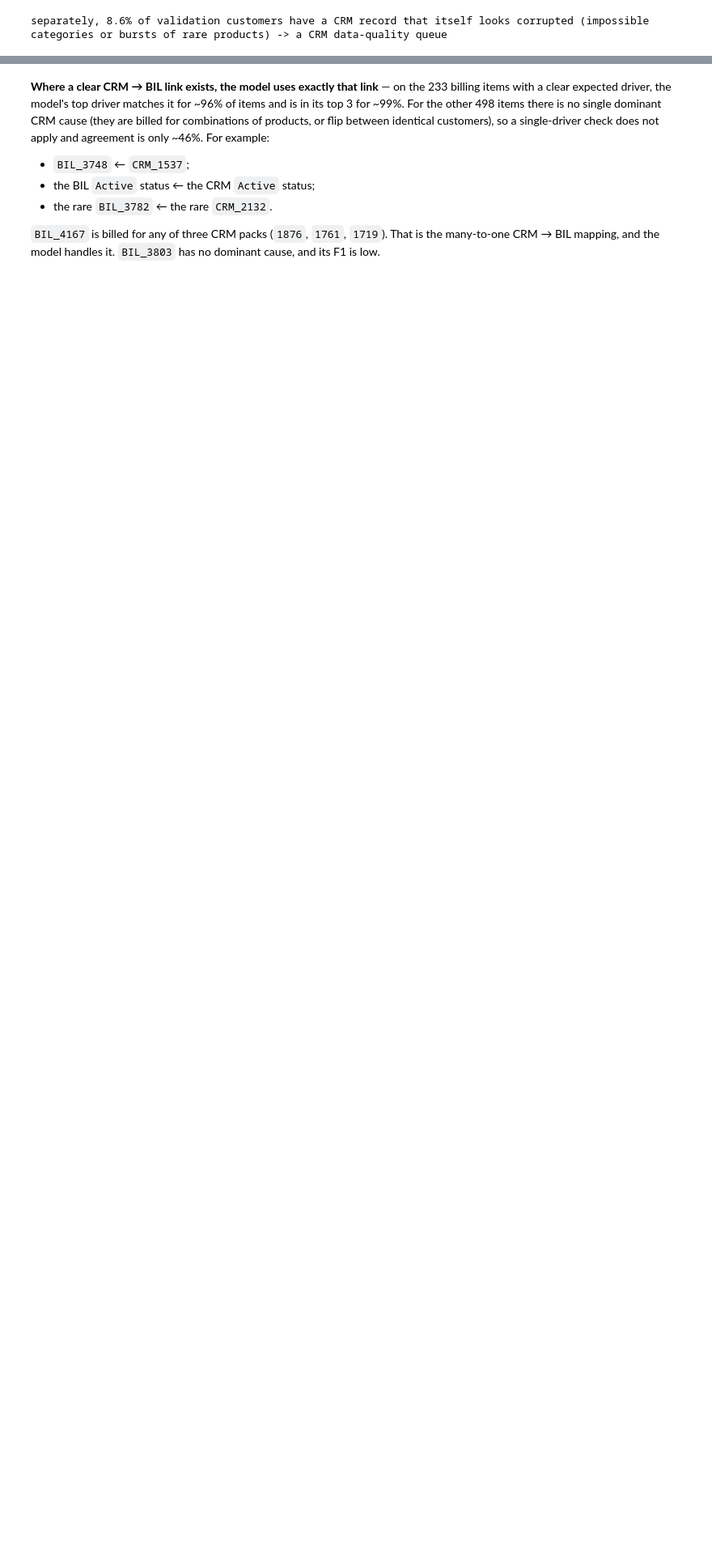
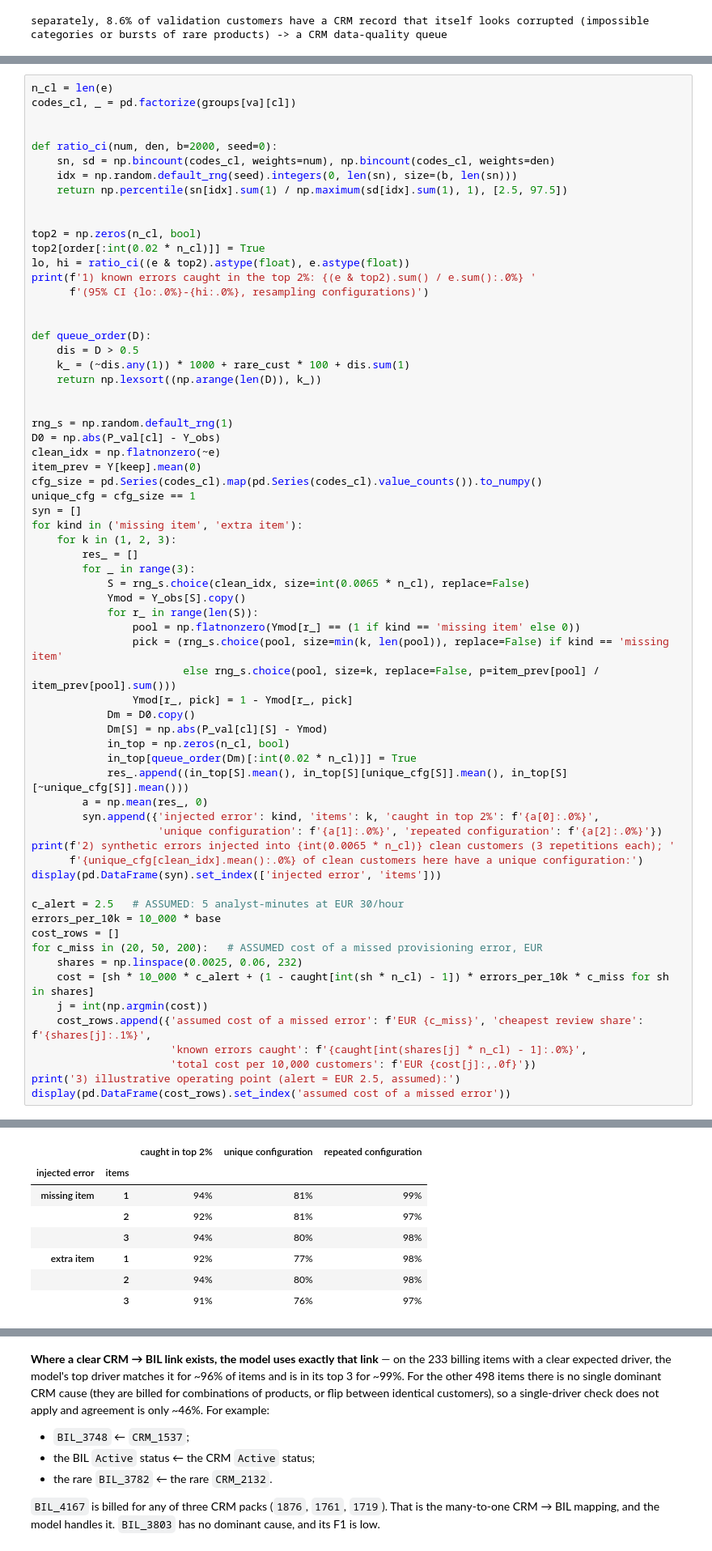
Before and after one commit to therealblitz00/ECQ, a Jupyter notebook: notebooks/sprint3_final.ipynb, the cells around one changed output, grey strips where cells are left out. Shown at 81% size. Drawn from its saved outputs; the diff is of its cells as text; blank space fills up the shorter version.

```diff
--- a/notebooks/sprint3_final.ipynb
+++ b/notebooks/sprint3_final.ipynb
@@ -812,0 +814,67 @@ SHAP values come from LightGBM's built-in TreeSHAP (`pred_contrib=True`, identic
+# %%
+n_cl = len(e)
+codes_cl, _ = pd.factorize(groups[va][cl])
+
+
+def ratio_ci(num, den, b=2000, seed=0):
+    sn, sd = np.bincount(codes_cl, weights=num), np.bincount(codes_cl, weights=den)
+    idx = np.random.default_rng(seed).integers(0, len(sn), size=(b, len(sn)))
+    return np.percentile(sn[idx].sum(1) / np.maximum(sd[idx].sum(1), 1), [2.5, 97.5])
+
+
+top2 = np.zeros(n_cl, bool)
+top2[order[:int(0.02 * n_cl)]] = True
+lo, hi = ratio_ci((e & top2).astype(float), e.astype(float))
+print(f'1) known errors caught in the top 2%: {(e & top2).sum() / e.sum():.0%} '
+      f'(95% CI {lo:.0%}-{hi:.0%}, resampling configurations)')
+
+
+def queue_order(D):
+    dis = D > 0.5
+    k_ = (~dis.any(1)) * 1000 + rare_cust * 100 + dis.sum(1)
+    return np.lexsort((np.arange(len(D)), k_))
+
+
+rng_s = np.random.default_rng(1)
+D0 = np.abs(P_val[cl] - Y_obs)
+clean_idx = np.flatnonzero(~e)
+item_prev = Y[keep].mean(0)
+cfg_size = pd.Series(codes_cl).map(pd.Series(codes_cl).value_counts()).to_numpy()
+unique_cfg = cfg_size == 1
+syn = []
+for kind in ('missing item', 'extra item'):
+    for k in (1, 2, 3):
+        res_ = []
+        for _ in range(3):
+            S = rng_s.choice(clean_idx, size=int(0.0065 * n_cl), replace=False)
+            Ymod = Y_obs[S].copy()
+            for r_ in range(len(S)):
+                pool = np.flatnonzero(Ymod[r_] == (1 if kind == 'missing item' else 0))
+                pick = (rng_s.choice(pool, size=min(k, len(pool)), replace=False) if kind == 'missing item'
+                        else rng_s.choice(pool, size=k, replace=False, p=item_prev[pool] / item_prev[pool].sum()))
+                Ymod[r_, pick] = 1 - Ymod[r_, pick]
+            Dm = D0.copy()
+            Dm[S] = np.abs(P_val[cl][S] - Ymod)
+            in_top = np.zeros(n_cl, bool)
+            in_top[queue_order(Dm)[:int(0.02 * n_cl)]] = True
+            res_.append((in_top[S].mean(), in_top[S][unique_cfg[S]].mean(), in_top[S][~unique_cfg[S]].mean()))
+        a = np.mean(res_, 0)
+        syn.append({'injected error': kind, 'items': k, 'caught in top 2%': f'{a[0]:.0%}',
+                    'unique configuration': f'{a[1]:.0%}', 'repeated configuration': f'{a[2]:.0%}'})
+print(f'2) synthetic errors injected into {int(0.0065 * n_cl)} clean customers (3 repetitions each); '
+      f'{unique_cfg[clean_idx].mean():.0%} of clean customers here have a unique configuration:')
+display(pd.DataFrame(syn).set_index(['injected error', 'items']))
+
+c_alert = 2.5   # ASSUMED: 5 analyst-minutes at EUR 30/hour
+errors_per_10k = 10_000 * base
+cost_rows = []
+for c_miss in (20, 50, 200):   # ASSUMED cost of a missed provisioning error, EUR
+    shares = np.linspace(0.0025, 0.06, 232)
+    cost = [sh * 10_000 * c_alert + (1 - caught[int(sh * n_cl) - 1]) * errors_per_10k * c_miss for sh in shares]
+    j = int(np.argmin(cost))
+    cost_rows.append({'assumed cost of a missed error': f'EUR {c_miss}', 'cheapest review share': f'{shares[j]:.1%}',
+                      'known errors caught': f'{caught[int(shares[j] * n_cl) - 1]:.0%}',
+                      'total cost per 10,000 customers': f'EUR {cost[j]:,.0f}'})
+print('3) illustrative operating point (alert = EUR 2.5, assumed):')
+display(pd.DataFrame(cost_rows).set_index('assumed cost of a missed error'))
+# %% [output]
@@ -812,0 +883,8 @@ SHAP values come from LightGBM's built-in TreeSHAP (`pred_contrib=True`, identic
+|  |  | caught in top 2% | unique configuration | repeated configuration |
+| injected error | items |  |  |  |
+| missing item | 1 | 94% | 81% | 99% |
+|  | 2 | 92% | 81% | 97% |
+|  | 3 | 94% | 80% | 98% |
+| extra item | 1 | 92% | 77% | 98% |
+|  | 2 | 94% | 80% | 98% |
+|  | 3 | 91% | 76% | 97% |
```
Also changed, not shown: parts of 14 cells of this notebook, 9 other files.
